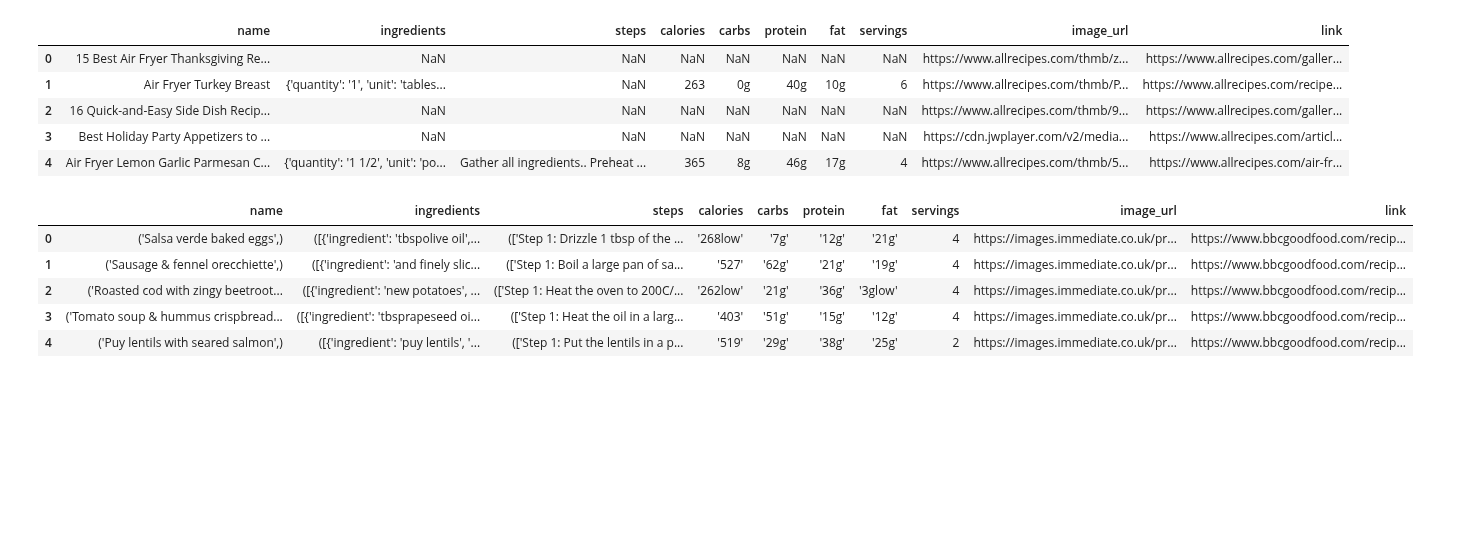
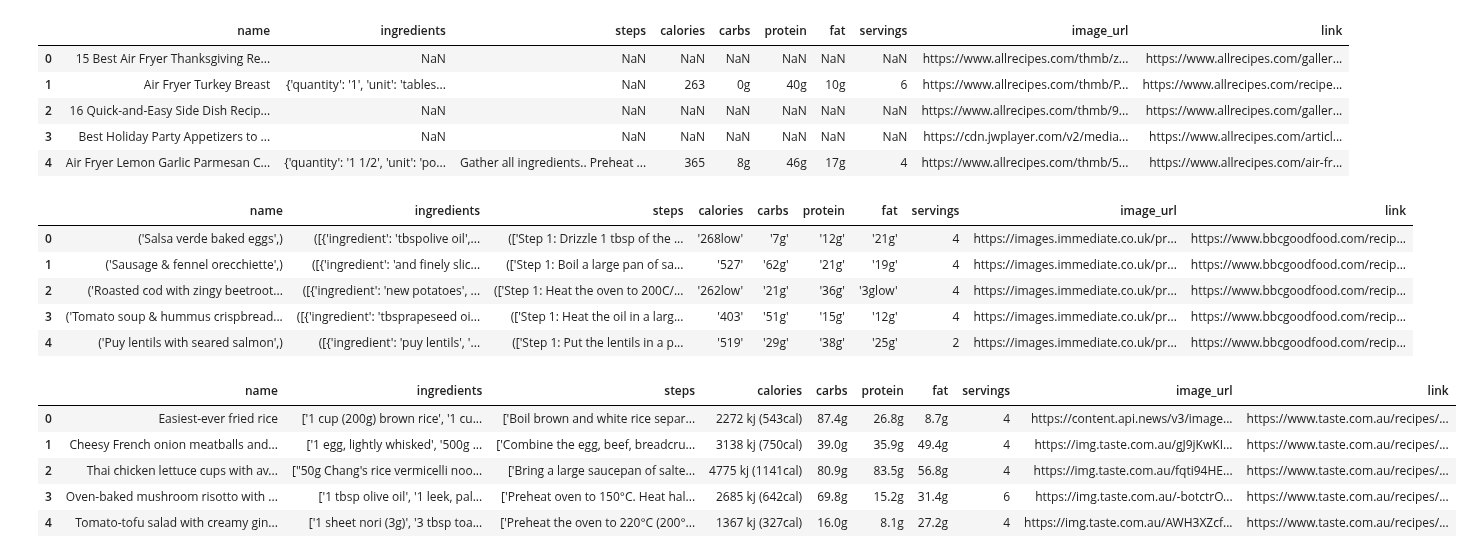
Before and after one commit to DaC00KIE/BDA-Ian-ngecarry, a Jupyter notebook: RecommenderSystem.ipynb, the cells around one changed output. Cells and saved outputs as stored; diff of their text form; code cells hidden in the pictures; blank space fills up the shorter version.

```diff
--- a/RecommenderSystem.ipynb
+++ b/RecommenderSystem.ipynb
@@ -156,4 +188,15 @@ bbc_df.head()
 | 2 | ('Roasted cod with zingy beetroot... | ([{'ingredient': 'new potatoes', ... | (['Step 1: Heat the oven to 200C/... | '262low' | '21g' | '36g' | '3glow' | 4 | https://images.immediate.co.uk/pr... | https://www.bbcgoodfood.com/recip... |
 | 3 | ('Tomato soup & hummus crispbread... | ([{'ingredient': 'tbsprapeseed oi... | (['Step 1: Heat the oil in a larg... | '403' | '51g' | '15g' | '12g' | 4 | https://images.immediate.co.uk/pr... | https://www.bbcgoodfood.com/recip... |
 | 4 | ('Puy lentils with seared salmon',) | ([{'ingredient': 'puy lentils', '... | (['Step 1: Put the lentils in a p... | '519' | '29g' | '38g' | '25g' | 2 | https://images.immediate.co.uk/pr... | https://www.bbcgoodfood.com/recip... |
+# %%
+# Taste
+taste_df = taste_df[new_order]
+taste_df.head()
+# %% [output]
+|  | name | ingredients | steps | calories | carbs | protein | fat | servings | image_url | link |
+| 0 | Easiest-ever fried rice | ['1 cup (200g) brown rice', '1 cu... | ['Boil brown and white rice separ... | 2272 kj (543cal) | 87.4g | 26.8g | 8.7g | 4 | https://content.api.news/v3/image... | https://www.taste.com.au/recipes/... |
+| 1 | Cheesy French onion meatballs and... | ['1 egg, lightly whisked', '500g ... | ['Combine the egg, beef, breadcru... | 3138 kj (750cal) | 39.0g | 35.9g | 49.4g | 4 | https://img.taste.com.au/gJ9jKwKI... | https://www.taste.com.au/recipes/... |
+| 2 | Thai chicken lettuce cups with av... | ["50g Chang's rice vermicelli noo... | ['Bring a large saucepan of salte... | 4775 kj (1141cal) | 80.9g | 83.5g | 56.8g | 4 | https://img.taste.com.au/fqti94HE... | https://www.taste.com.au/recipes/... |
+| 3 | Oven-baked mushroom risotto with ... | ['1 tbsp olive oil', '1 leek, pal... | ['Preheat oven to 150°C. Heat hal... | 2685 kj (642cal) | 69.8g | 15.2g | 31.4g | 6 | https://img.taste.com.au/-botctrO... | https://www.taste.com.au/recipes/... |
+| 4 | Tomato-tofu salad with creamy gin... | ['1 sheet nori (3g)', '3 tbsp toa... | ['Preheat the oven to 220°C (200°... | 1367 kj (327cal) | 16.0g | 8.1g | 27.2g | 4 | https://img.taste.com.au/AWH3XZcf... | https://www.taste.com.au/recipes/... |
 # %%
```
Also changed, not shown: parts of 6 cells of this notebook, 2 other files.
